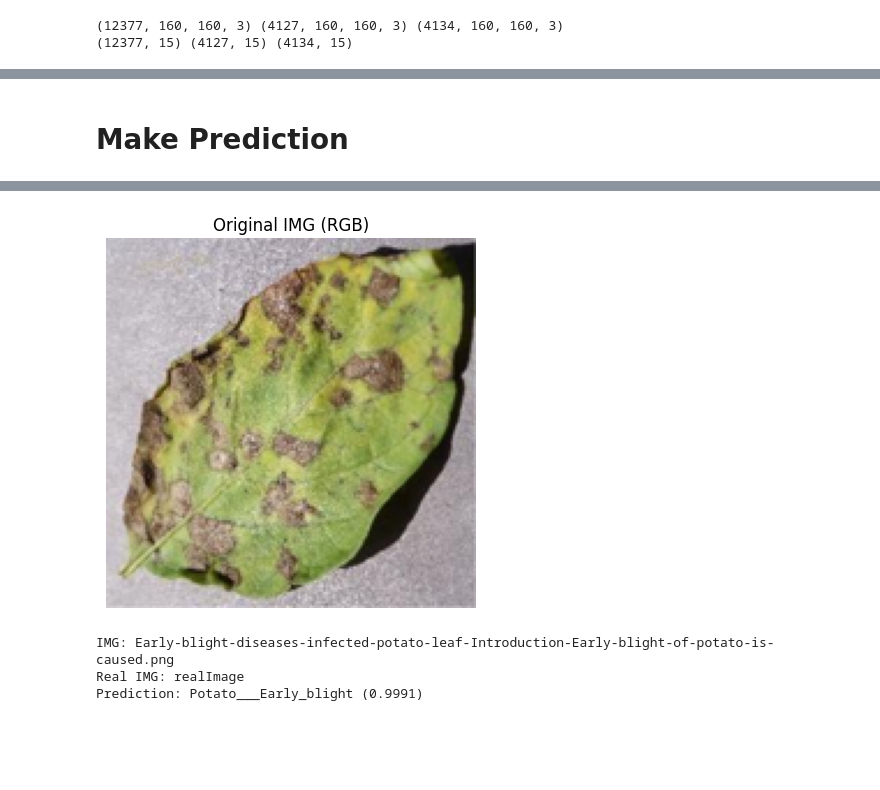
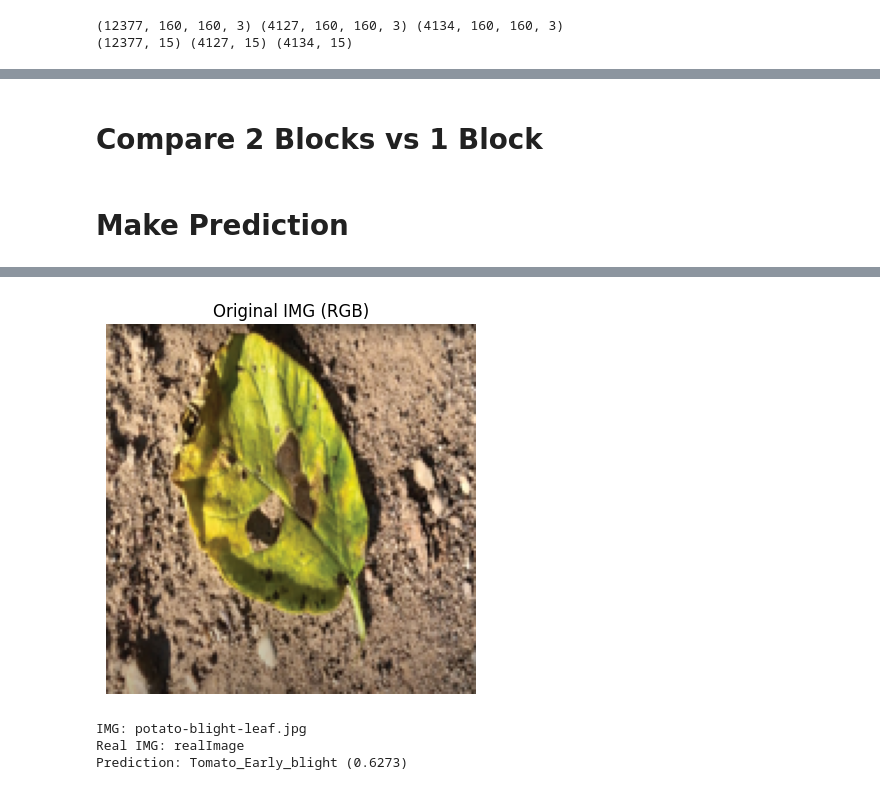
Before and after one commit to Dolaptruongvu/Vision-Text-Retrieval-AI, a Jupyter notebook: train.ipynb, the cells around one changed output, grey strips where cells are left out. Saved outputs shown, nothing was run; the diff lists cells and outputs as text; code cells hidden in the pictures; blank space fills up the shorter version.

Commit message:
resize IMG

```diff
--- a/train.ipynb
+++ b/train.ipynb
@@ -21,7 +21,7 @@ I0000 00:00:1744027223.344356   26546 gpu_device.cc:2019] Created device /device
 # %%
 monitor='val_accuracy'
-epochs=6
-batch_size=8
+epochs=40
+batch_size=16
 input_shape=(160, 160, 3) # please resize it to (224,224,3) if you have enough RAM
 Verbose=True
 # %% [markdown]
@@ -131,7 +131,7 @@ import cai.models
 
 os.makedirs("modelsCP", exist_ok=True)
 
-for two_paths_second_block in [False]:
+for two_paths_second_block in [True]:
   for l_ratio in [0.2]:
     basefilename = 'two-path-inception-v2.7-'+str(two_paths_second_block)+'-'+str(l_ratio)
     model_dir = os.path.join("./modelsCP", basefilename)
@@ -198,0 +240,2 @@ Finished: two-path-inception-v2.7-False-0.2
+# %% [markdown]
+# Compare 2 Blocks vs 1 Block
@@ -205,7 +260,7 @@ import os
 from PIL import Image
 import matplotlib.pyplot as plt
 
-image_path = "./realImage/Early-blight-diseases-infected-potato-leaf-Introduction-Early-blight-of-potato-is-caused.png"
+image_path = "./realImage/potato-blight-leaf.jpg"
 target_size = (input_shape[0], input_shape[1])
 
 # Preprocessing img
@@ -220,7 +275,7 @@ img_input_array = cai.datasets.load_images_from_files(
 
 pred = model.predict(img_input_array)
 
-img_rgb = Image.open(image_path).resize((160, 160))
+img_rgb = Image.open(image_path).resize((160,160))
 
 # Hiển thị ảnh
 plt.imshow(img_rgb)
@@ -237,4 +292,4 @@ print(f"Prediction: {classes[predicted_idx]} ({pred[0][predicted_idx]:.4f})")
-[figure, old version]
+[figure, new version]
-IMG: Early-blight-diseases-infected-potato-leaf-Introduction-Early-blight-of-potato-is-caused.png
+IMG: potato-blight-leaf.jpg
 Real IMG: realImage
-Prediction: Potato___Early_blight (0.9991)
+Prediction: Tomato_Early_blight (0.6273)
```
Also changed, not shown: parts of 5 cells of this notebook, 1 other file.
